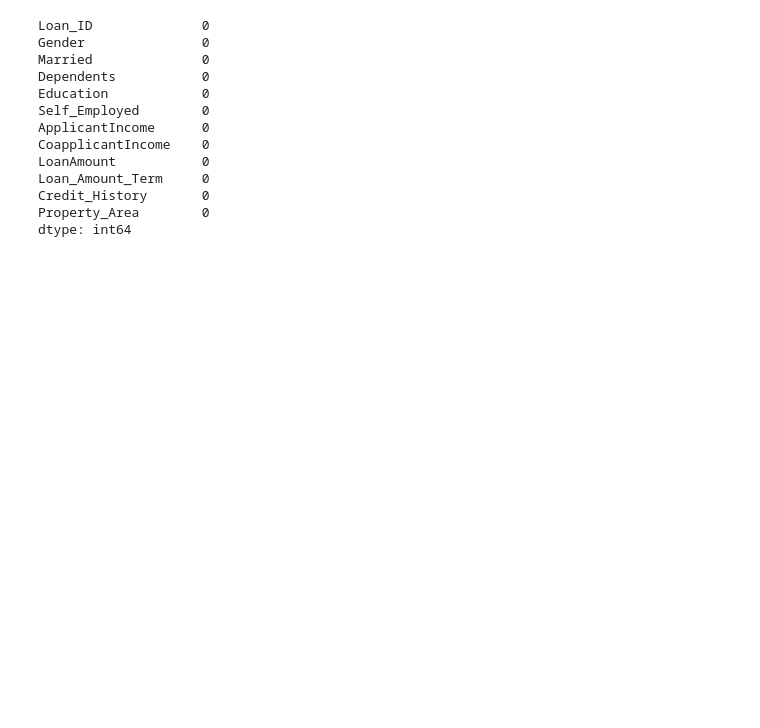
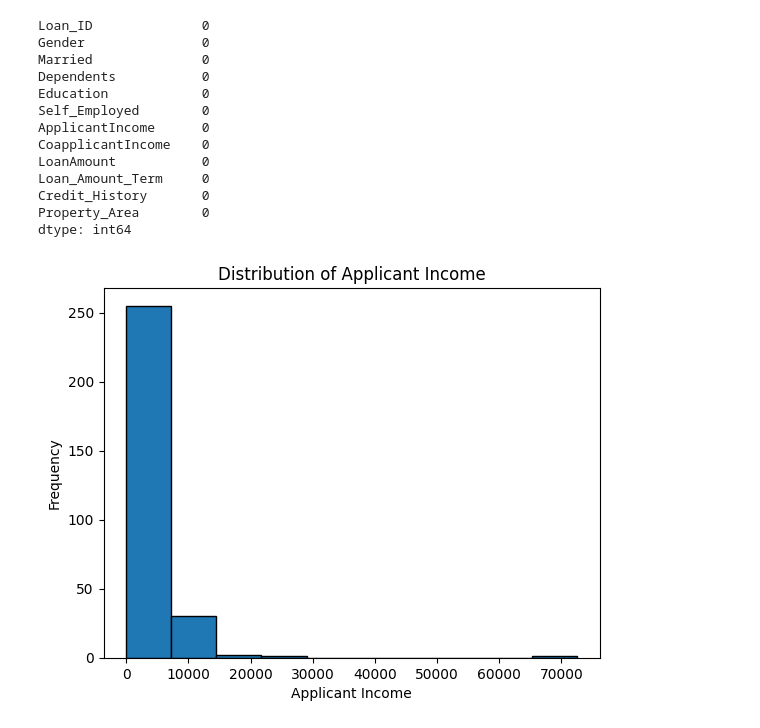
Before and after one commit to dvlanl/dynamic_pricing_project, a Jupyter notebook: main.ipynb, the cells around one changed output. Saved outputs shown, nothing was run; the diff lists cells and outputs as text; code cells hidden in the pictures; blank space fills up the shorter version.

Commit message:
Created Plots for Variables 7-12
Plotted ApplicantIncome -> Property_Area

```diff
--- a/main.ipynb
+++ b/main.ipynb
@@ -57,3 +60,13 @@ Loan_Amount_Term     0
 Credit_History       0
 Property_Area        0
 dtype: int64
+# %%
+# Creatiing a Histogram of Distribution of Applicant Income
+applicant_income = test_data['ApplicantIncome']
+plt.hist(applicant_income, bins=10, edgecolor='black')
+plt.xlabel('Applicant Income')
+plt.ylabel('Frequency')
+plt.title('Distribution of Applicant Income')
+plt.show()
+# %% [output]
+[figure, added]
```
Also changed, not shown: parts of 6 cells of this notebook.
